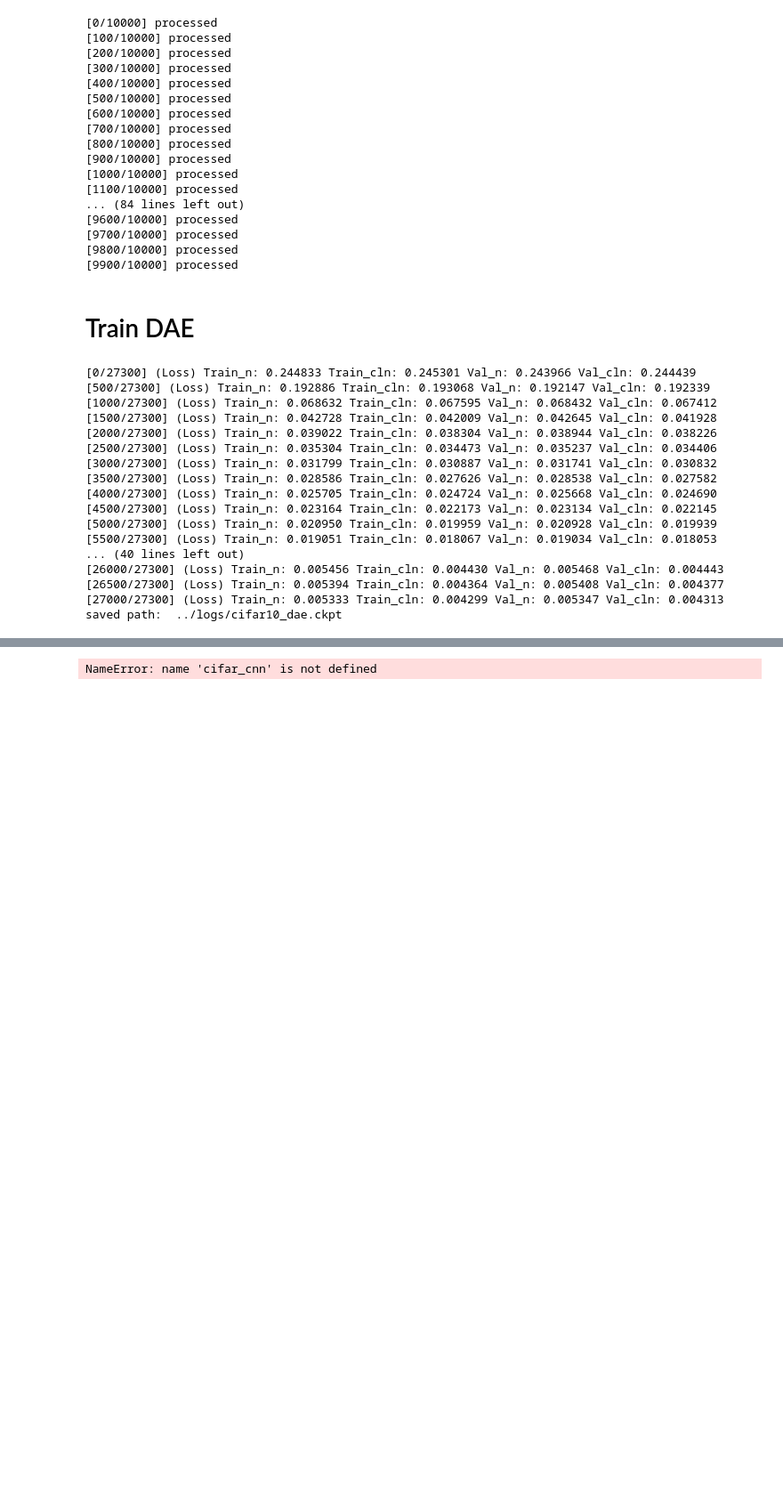
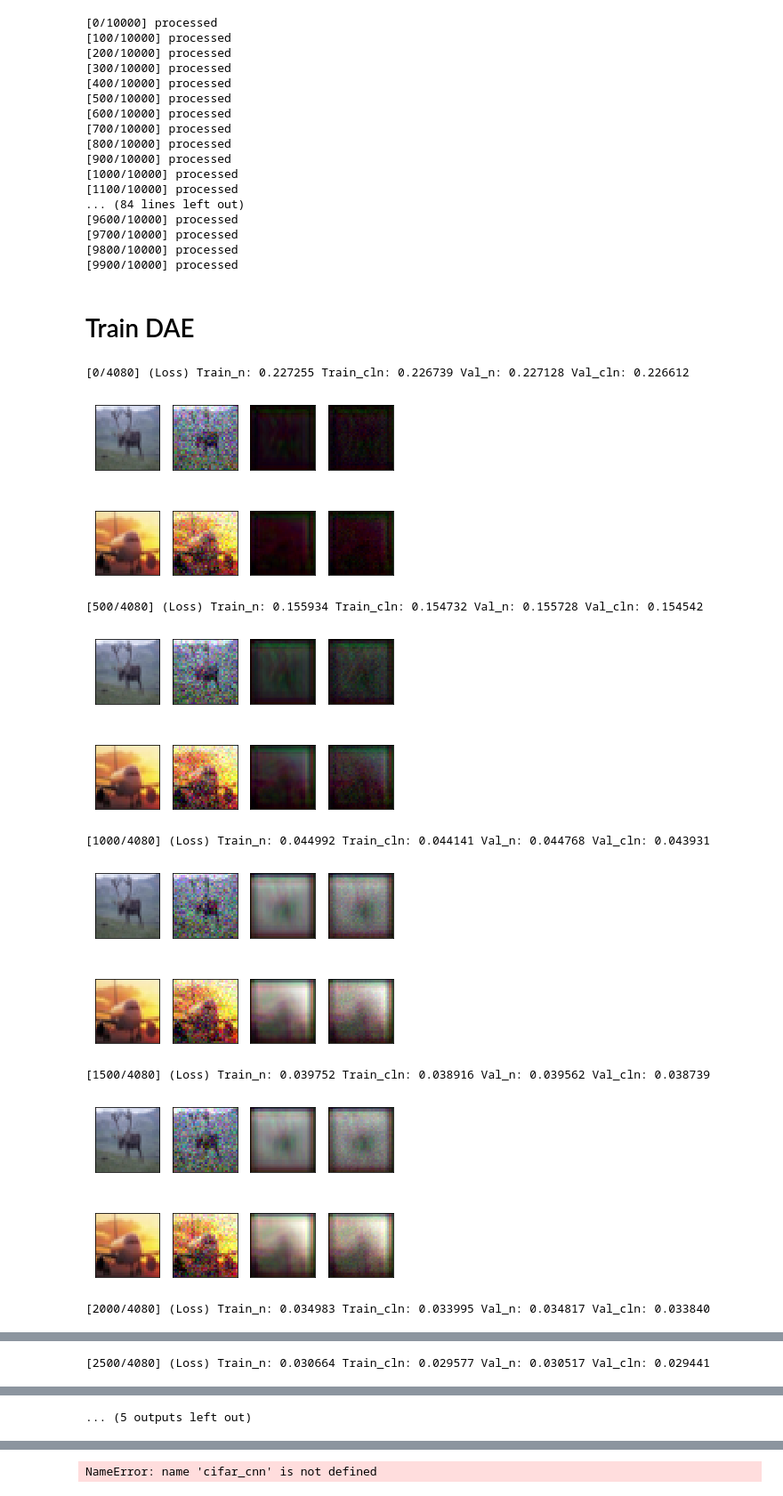
Before and after one commit to psr6275/Projected-Autoencoder, a Jupyter notebook: jupyter/cifar10_clf-dae-TF.ipynb, the cells around one changed output, grey strips where cells are left out. Shown at 89% size. Cells and saved outputs as stored; diff of their text form; code cells hidden in the pictures; blank space fills up the shorter version.

```diff
--- a/jupyter/cifar10_clf-dae-TF.ipynb
+++ b/jupyter/cifar10_clf-dae-TF.ipynb
@@ -98,20 +98,12 @@ cifar_dae = Cifar10_DAE(x_train,Y_train,num_epoch=100)
-# %%
-cifar_dae.train()
-# %% [output]
-[0/27300] (Loss) Train_n: 0.244833 Train_cln: 0.245301 Val_n: 0.243966 Val_cln: 0.244439
-[500/27300] (Loss) Train_n: 0.192886 Train_cln: 0.193068 Val_n: 0.192147 Val_cln: 0.192339
-[1000/27300] (Loss) Train_n: 0.068632 Train_cln: 0.067595 Val_n: 0.068432 Val_cln: 0.067412
-[1500/27300] (Loss) Train_n: 0.042728 Train_cln: 0.042009 Val_n: 0.042645 Val_cln: 0.041928
-[2000/27300] (Loss) Train_n: 0.039022 Train_cln: 0.038304 Val_n: 0.038944 Val_cln: 0.038226
-[2500/27300] (Loss) Train_n: 0.035304 Train_cln: 0.034473 Val_n: 0.035237 Val_cln: 0.034406
-[3000/27300] (Loss) Train_n: 0.031799 Train_cln: 0.030887 Val_n: 0.031741 Val_cln: 0.030832
-[3500/27300] (Loss) Train_n: 0.028586 Train_cln: 0.027626 Val_n: 0.028538 Val_cln: 0.027582
-[4000/27300] (Loss) Train_n: 0.025705 Train_cln: 0.024724 Val_n: 0.025668 Val_cln: 0.024690
-[4500/27300] (Loss) Train_n: 0.023164 Train_cln: 0.022173 Val_n: 0.023134 Val_cln: 0.022145
-[5000/27300] (Loss) Train_n: 0.020950 Train_cln: 0.019959 Val_n: 0.020928 Val_cln: 0.019939
-[5500/27300] (Loss) Train_n: 0.019051 Train_cln: 0.018067 Val_n: 0.019034 Val_cln: 0.018053
-... (40 lines left out)
-[26000/27300] (Loss) Train_n: 0.005456 Train_cln: 0.004430 Val_n: 0.005468 Val_cln: 0.004443
-[26500/27300] (Loss) Train_n: 0.005394 Train_cln: 0.004364 Val_n: 0.005408 Val_cln: 0.004377
-[27000/27300] (Loss) Train_n: 0.005333 Train_cln: 0.004299 Val_n: 0.005347 Val_cln: 0.004313
-saved path:  ../logs/cifar10_dae.ckpt
+# %%
+cifar_dae.train('../logs/cifar10_tfdae.ckpt',num_viz = 2)
+# %% [output]
+[0/4080] (Loss) Train_n: 0.227255 Train_cln: 0.226739 Val_n: 0.227128 Val_cln: 0.226612
+[figure, added]
+[500/4080] (Loss) Train_n: 0.155934 Train_cln: 0.154732 Val_n: 0.155728 Val_cln: 0.154542
+[figure, added]
+[1000/4080] (Loss) Train_n: 0.044992 Train_cln: 0.044141 Val_n: 0.044768 Val_cln: 0.043931
+[figure, added]
+[1500/4080] (Loss) Train_n: 0.039752 Train_cln: 0.038916 Val_n: 0.039562 Val_cln: 0.038739
+[figure, added]
+[2000/4080] (Loss) Train_n: 0.034983 Train_cln: 0.033995 Val_n: 0.034817 Val_cln: 0.033840
@@ -117,0 +111 @@ saved path:  ../logs/cifar10_dae.ckpt
+[2500/4080] (Loss) Train_n: 0.030664 Train_cln: 0.029577 Val_n: 0.030517 Val_cln: 0.029441
@@ -117,0 +113 @@ saved path:  ../logs/cifar10_dae.ckpt
+... (5 outputs left out)
```
Also changed, not shown: parts of 7 cells of this notebook, 6 other files.
